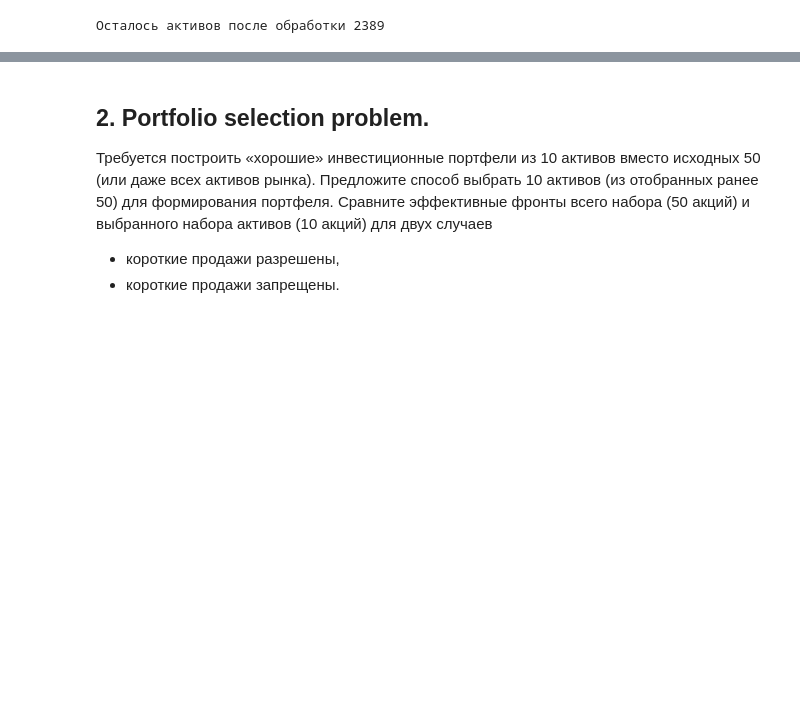
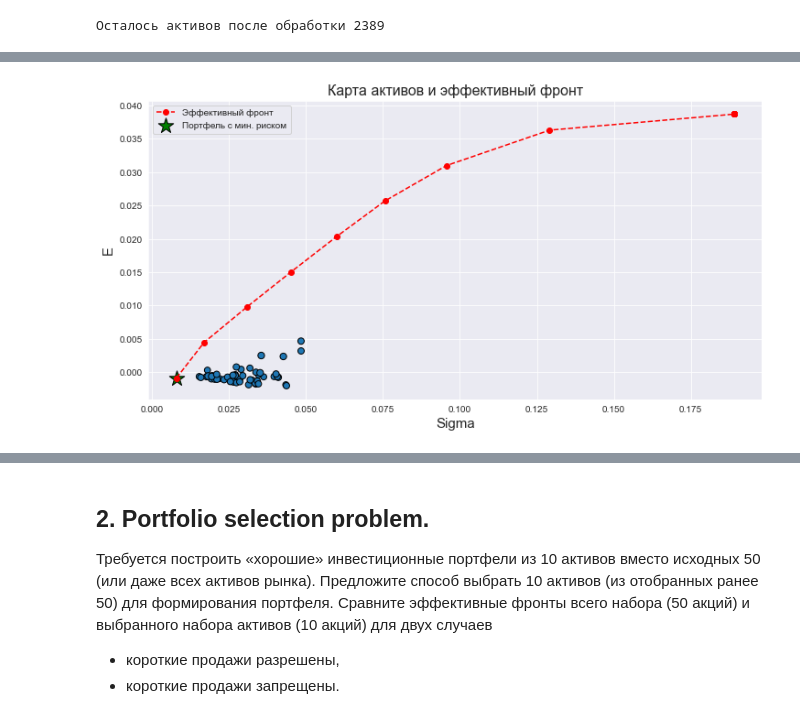
Before and after one commit to CodeSopranos/lab-2-financial-operations, a Jupyter notebook: report.ipynb, the cells around one changed output, grey strips where cells are left out. Saved outputs shown, nothing was run; the diff lists cells and outputs as text; code cells hidden in the pictures; blank space fills up the shorter version.

```diff
--- a/report.ipynb
+++ b/report.ipynb
@@ -78,0 +155,37 @@ sse50 = yf.download('^SSE50', start=start, end=end, progress=False)
+# %%
+r_matrix, mean_vec, cov_matrix = get_return_mean_cov(selected50)
+# %%
+N = 50
+psigmas = []
+preturns = []
+bounds = ((-1, 1),)
+
+
+
+X_min_risk = optimize_portfolio(risk_porfolio,
+                           selected50['E'].values,
+                           cov_matrix,
+                           bounds,
+                           N)
+min_risk = risk_porfolio(X_min_risk, cov_matrix)
+min_risk_preturn = np.dot(X_min_risk, selected50['E'].values)
+target_range = np.linspace(min_risk_preturn, 0.1, 20)
+
+for portfolio_return in tqdm_notebook(target_range):
+    X = optimize_portfolio(risk_porfolio,
+                           selected50['E'].values,
+                           cov_matrix,
+                           bounds,
+                           N,
+                           target_return=portfolio_return)
+    psigmas.append(risk_porfolio(X, cov_matrix))
+    preturns.append(np.dot(X, selected50['E'].values))
+# %%
+plot_mean_var_map(selected50, title='Карта активов и эффективный фронт')
+plt.scatter(min_risk, min_risk_preturn, c='green',
+            marker='*', s=300, label='Портфель с мин. риском', edgecolors='black',)
+plt.plot(psigmas, preturns, 'ro--', label='Эффективный фронт')
+plt.legend()
+plt.show()
+# %% [output]
+[figure, added]
```
Also changed, not shown: parts of 23 cells of this notebook.
